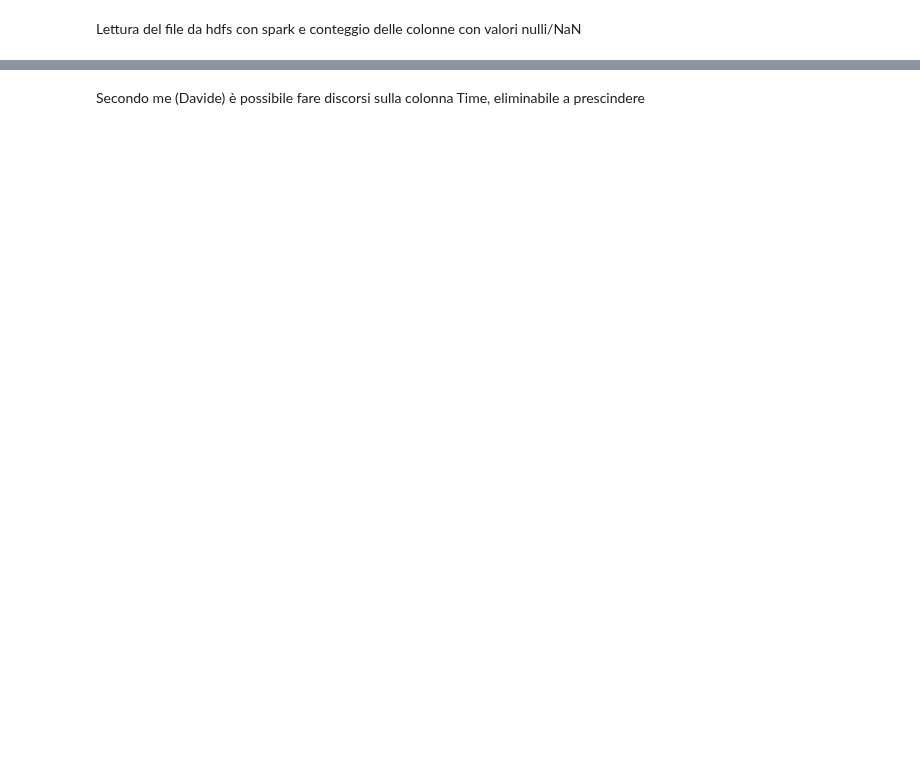
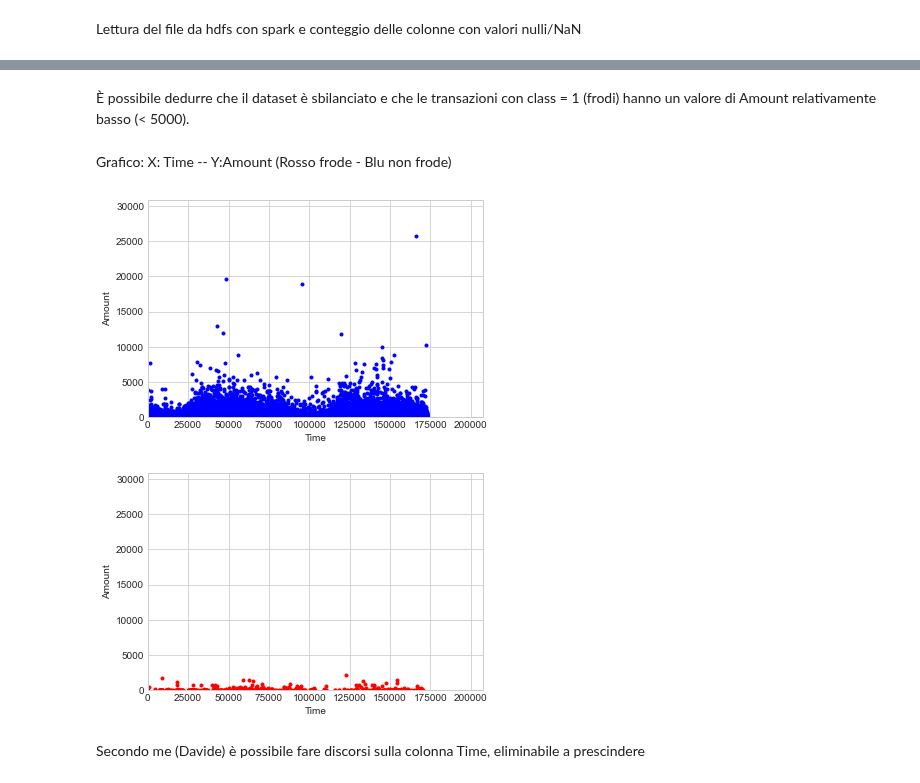
Before and after one commit to giridhar123/BigData, a Jupyter notebook: Notebook.ipynb, the cells around one changed output, grey strips where cells are left out. Drawn from its saved outputs; the diff is of its cells as text; code cells hidden in the pictures; blank space fills up the shorter version.

```diff
--- a/Notebook.ipynb
+++ b/Notebook.ipynb
@@ -50,2 +65,36 @@ nullValues.show()
+# %% [markdown]
+È possibile dedurre che il dataset è sbilanciato e che le transazioni con class = 1 (frodi) hanno un valore di Amount relativamente basso (< 5000).
+# %% [markdown]
+Grafico: X: Time -- Y:Amount (Rosso frode - Blu non frode)
+# %%
+#Grafico non frode
+xlim = df['Time'].max() * 1.2
+ylim = df['Amount'].max() * 1.2
+
+X = np.where(df['Class']==0, df['Time'], None)
+Y = np.where(df['Class']==0, df['Amount'], None)
+
+plt.style.use('seaborn-whitegrid')
+plt.xlabel("Time")
+plt.ylabel("Amount")
+plt.scatter(X, Y, marker = ".", color = "blue")
+plt.xlim(0, xlim)
+plt.ylim(0, ylim)
+plt.show()
+
+#Grafico frode
+X = np.where(df['Class']==1, df['Time'], None)
+Y = np.where(df['Class']==1, df['Amount'], None)
+
+plt.style.use('seaborn-whitegrid')
+plt.xlabel("Time")
+plt.ylabel("Amount")
+plt.xlim(0, xlim)
+plt.ylim(0, ylim)
+plt.scatter(X, Y, marker = ".", color = "red")
+plt.show()
+# %% [output]
+[figure, added]
+[figure, added]
 # %% [markdown]
 Secondo me (Davide) è possibile fare discorsi sulla colonna Time, eliminabile a prescindere
```
Also changed, not shown: parts of 11 cells of this notebook.
